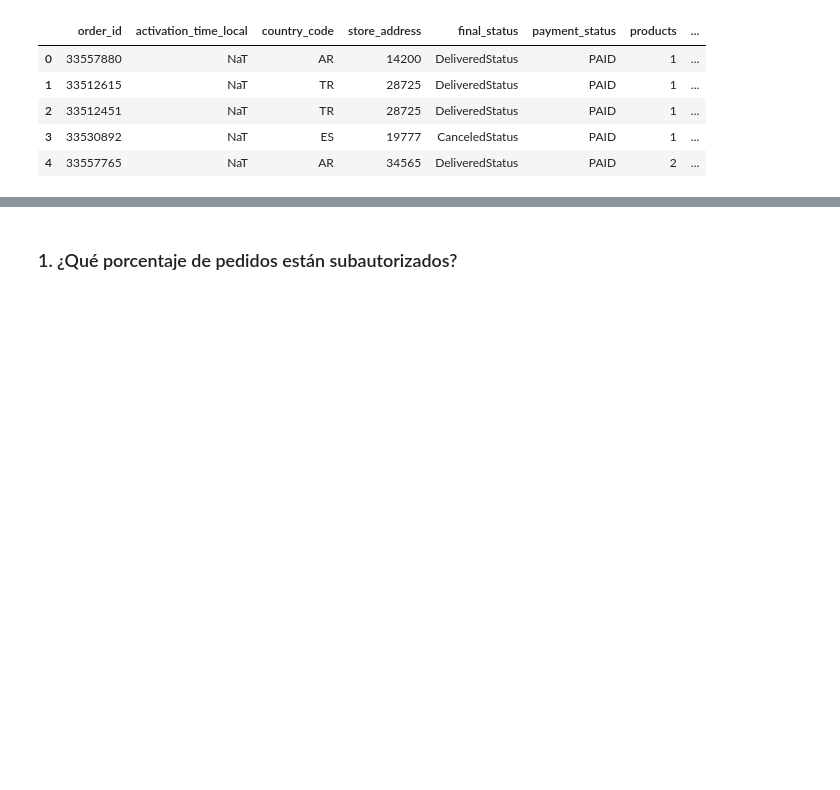
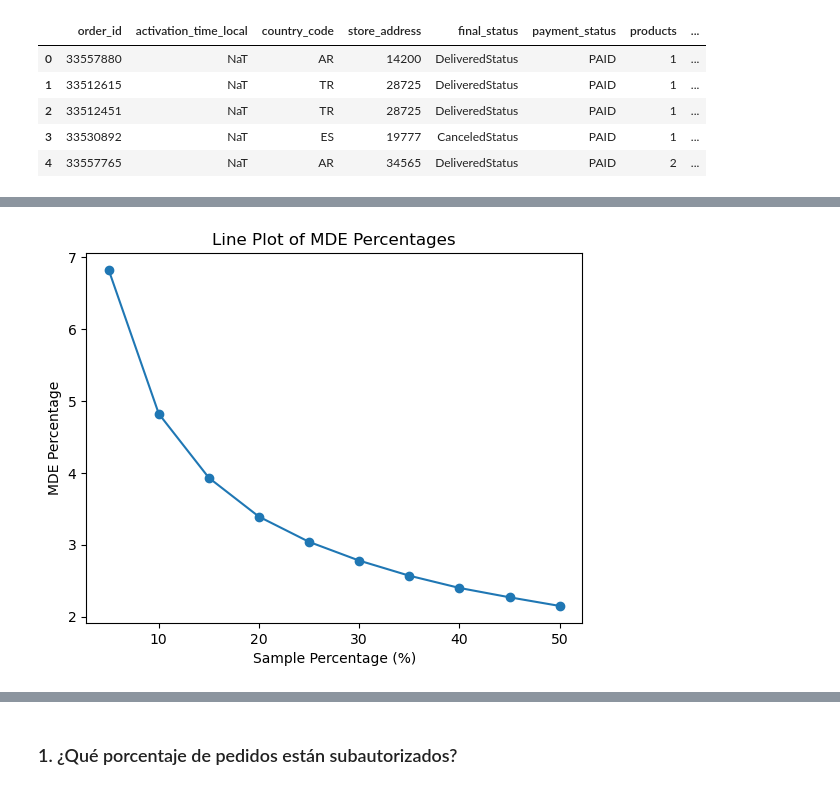
Before and after one commit to Rogetaysa/RepoIronhack, a Jupyter notebook: Project 3 - Ironhack Delivery/Grup3_Project3_Ex4.ipynb, the cells around one changed output, grey strips where cells are left out. Saved outputs shown, nothing was run; the diff lists cells and outputs as text; code cells hidden in the pictures; blank space fills up the shorter version.

```diff
--- a/Project 3 - Ironhack Delivery/Grup3_Project3_Ex4.ipynb
+++ b/Project 3 - Ironhack Delivery/Grup3_Project3_Ex4.ipynb
@@ -54,0 +60,8 @@ data.describe()
+# %%
+# Generar lista de 100000 usuaris random fake
+# Create the synthetic data for the ab testing example
+# population_data = [random.randint(1, 100) for _ in range(population)]
+population_data = data['products_total']
+
+df = pd.DataFrame({'products_total':population_data})
+df.head()
@@ -54,0 +138,15 @@ data.describe()
+# %%
+# Prepare data for plotting
+percentage_split = [float(key)*100 for key in data.keys()]  # Convert keys to float and multiply by 100 to get percentages
+mde_percentage_list_hist = [value['mde_%'] for value in data.values()]  # Extract MDE percentages
+
+# Plotting
+plt.plot(percentage_split, mde_percentage_list_hist, marker='o')  # 'o' adds markers to the line plot
+plt.title('Line Plot of MDE Percentages')
+plt.xlabel('Sample Percentage (%)')  # Updated to display counter percentage of the sample
+plt.ylabel('MDE Percentage')
+
+# Show the plot
+plt.show()
+# %% [output]
+[figure, added]
```
Also changed, not shown: parts of 12 cells of this notebook, 2 other files.
